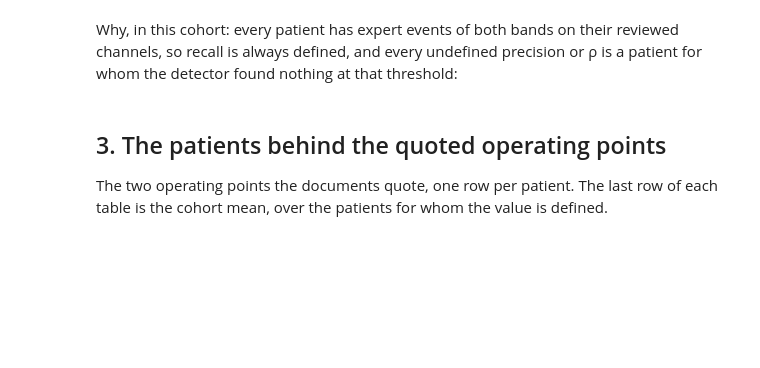
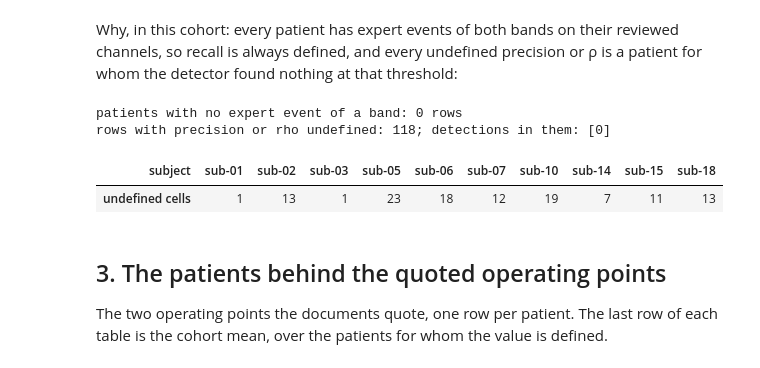
Before and after one commit to berdakh/onset-hfo, a Jupyter notebook: onset-hfo/notebooks/09_benchmark_per_patient.ipynb, the cells around one changed output. Cells and saved outputs as stored; diff of their text form; code cells hidden in the pictures; blank space fills up the shorter version.

```diff
--- a/onset-hfo/notebooks/09_benchmark_per_patient.ipynb
+++ b/onset-hfo/notebooks/09_benchmark_per_patient.ipynb
@@ -129,9 +162,14 @@ threshold:
 # %%
 undefined = patients[patients.precision.isna() | patients.spearman_rho.isna()]
 print(f"patients with no expert event of a band: {int((patients.n_truth == 0).sum())} rows")
 print(f"rows with precision or rho undefined: {len(undefined)}; "
-      f"detections in them: {sorted(undefined.n_detections.unique())}")
+      f"detections in them: {sorted(int(n) for n in undefined.n_detections.unique())}")
 undefined.groupby("subject").size().rename("undefined cells").to_frame().T
+# %% [output]
+patients with no expert event of a band: 0 rows
+rows with precision or rho undefined: 118; detections in them: [0]
+| subject | sub-01 | sub-02 | sub-03 | sub-05 | sub-06 | sub-07 | sub-10 | sub-14 | sub-15 | sub-18 |
+| undefined cells | 1 | 13 | 1 | 23 | 18 | 12 | 19 | 7 | 11 | 13 |
 # %% [markdown]
 ## 3. The patients behind the quoted operating points
 
```
Also changed, not shown: parts of 8 cells of this notebook, 1 other file.
